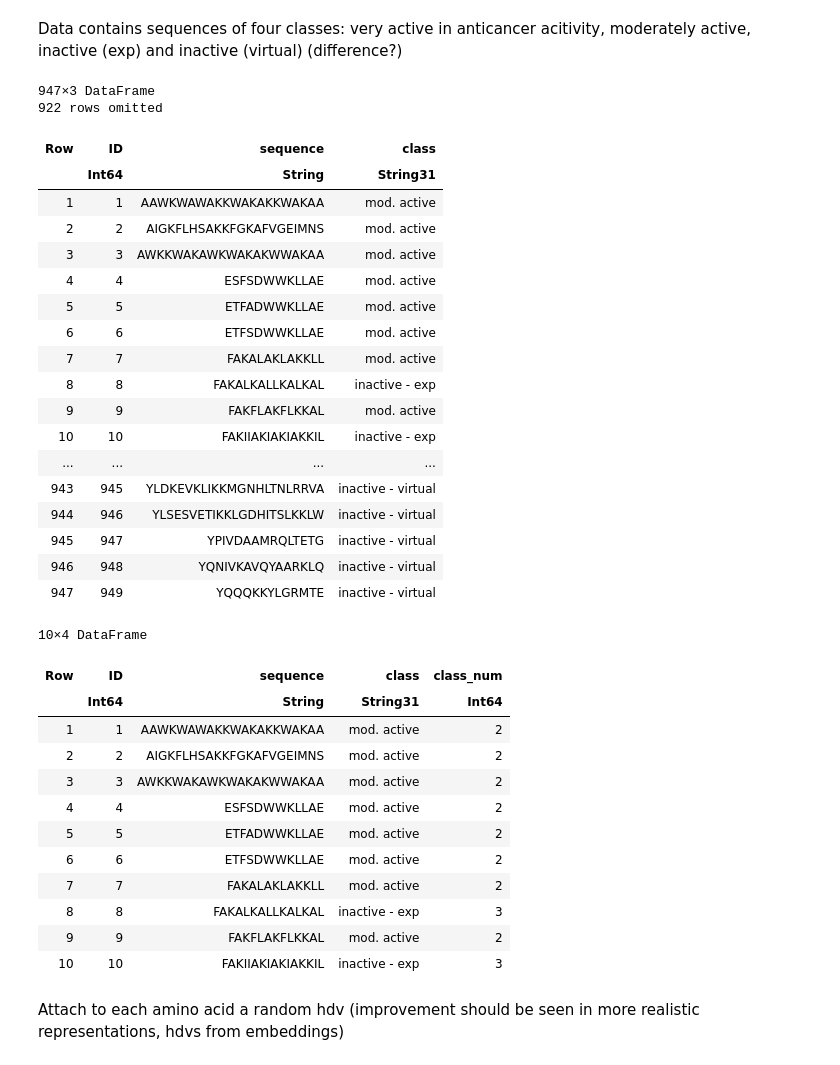
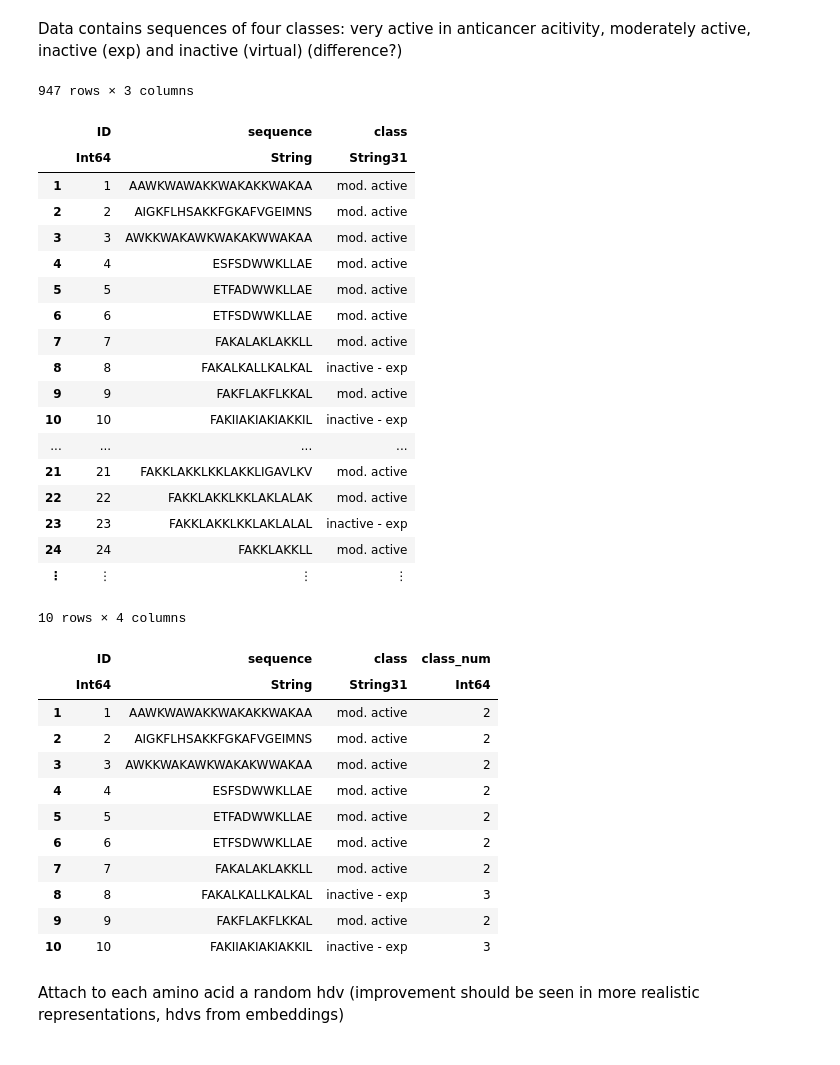
Before and after one commit to Micjanov/Master-Thesis, a Jupyter notebook: notebooks/preliminary/HDCProtEx_brst.ipynb, the cells around one changed output. Saved outputs shown, nothing was run; the diff lists cells and outputs as text; code cells hidden in the pictures.

```diff
--- a/notebooks/preliminary/HDCProtEx_brst.ipynb
+++ b/notebooks/preliminary/HDCProtEx_brst.ipynb
@@ -42,11 +42,10 @@ hamming
 Data contains sequences of four classes: very active in anticancer acitivity, moderately active, inactive (exp) and inactive (virtual) (difference?)
 # %%
 using DataFrames, CSV
-data = CSV.read("C:\\Users\\mfatj\\Desktop\\Master-Thesis\\data\\ProtExdata\\ACPs_Breast_cancer.csv", DataFrame)
+data = CSV.read("/home/mfat/Master-Thesis/data/ProtExdata/ACPs_Breast_cancer.csv", DataFrame)
 # %% [output]
-947×3 DataFrame
-922 rows omitted
+947 rows × 3 columns
-| Row | ID | sequence | class |
+|  | ID | sequence | class |
 |  | Int64 | String | String31 |
 | 1 | 1 | AAWKWAWAKKWAKAKKWAKAA | mod. active |
 | 2 | 2 | AIGKFLHSAKKFGKAFVGEIMNS | mod. active |
@@ -59,11 +58,11 @@ data = CSV.read("C:\\Users\\mfatj\\Desktop\\Master-Thesis\\data\\ProtExdata\\ACP
 | 9 | 9 | FAKFLAKFLKKAL | mod. active |
 | 10 | 10 | FAKIIAKIAKIAKKIL | inactive - exp |
 | ... | ... | ... | ... |
-| 943 | 945 | YLDKEVKLIKKMGNHLTNLRRVA | inactive - virtual |
-| 944 | 946 | YLSESVETIKKLGDHITSLKKLW | inactive - virtual |
-| 945 | 947 | YPIVDAAMRQLTETG | inactive - virtual |
-| 946 | 948 | YQNIVKAVQYAARKLQ | inactive - virtual |
-| 947 | 949 | YQQQKKYLGRMTE | inactive - virtual |
+| 21 | 21 | FAKKLAKKLKKLAKKLIGAVLKV | mod. active |
+| 22 | 22 | FAKKLAKKLKKLAKLALAK | mod. active |
+| 23 | 23 | FAKKLAKKLKKLAKLALAL | inactive - exp |
+| 24 | 24 | FAKKLAKKLL | mod. active |
+| ⋮ | ⋮ | ⋮ | ⋮ |
 # %%
 unique(data.class)
 class_num = [i == "very active" ? 1 : i == "mod. active" ? 2 : i == "inactive - exp" ? 3 : 4 for i in data.class]
@@ -72,8 +71,8 @@ data2 = data[data.class_num .!= 4, :]
 first(data, 10)
 first(data2, 10)
 # %% [output]
-10×4 DataFrame
+10 rows × 4 columns
-| Row | ID | sequence | class | class_num |
+|  | ID | sequence | class | class_num |
 |  | Int64 | String | String31 | Int64 |
 | 1 | 1 | AAWKWAWAKKWAKAKKWAKAA | mod. active | 2 |
 | 2 | 2 | AIGKFLHSAKKFGKAFVGEIMNS | mod. active | 2 |
```
Also changed, not shown: parts of 10 cells of this notebook, 14 other files.
